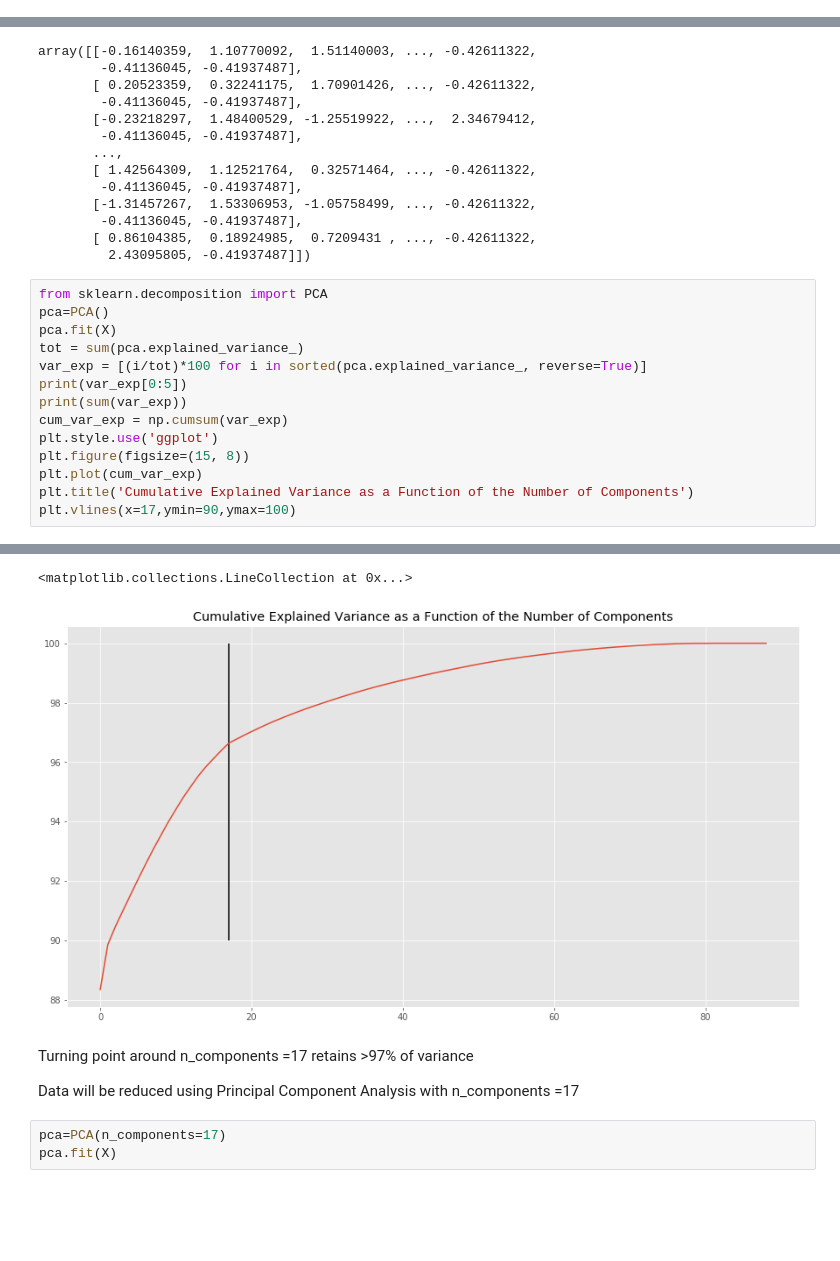
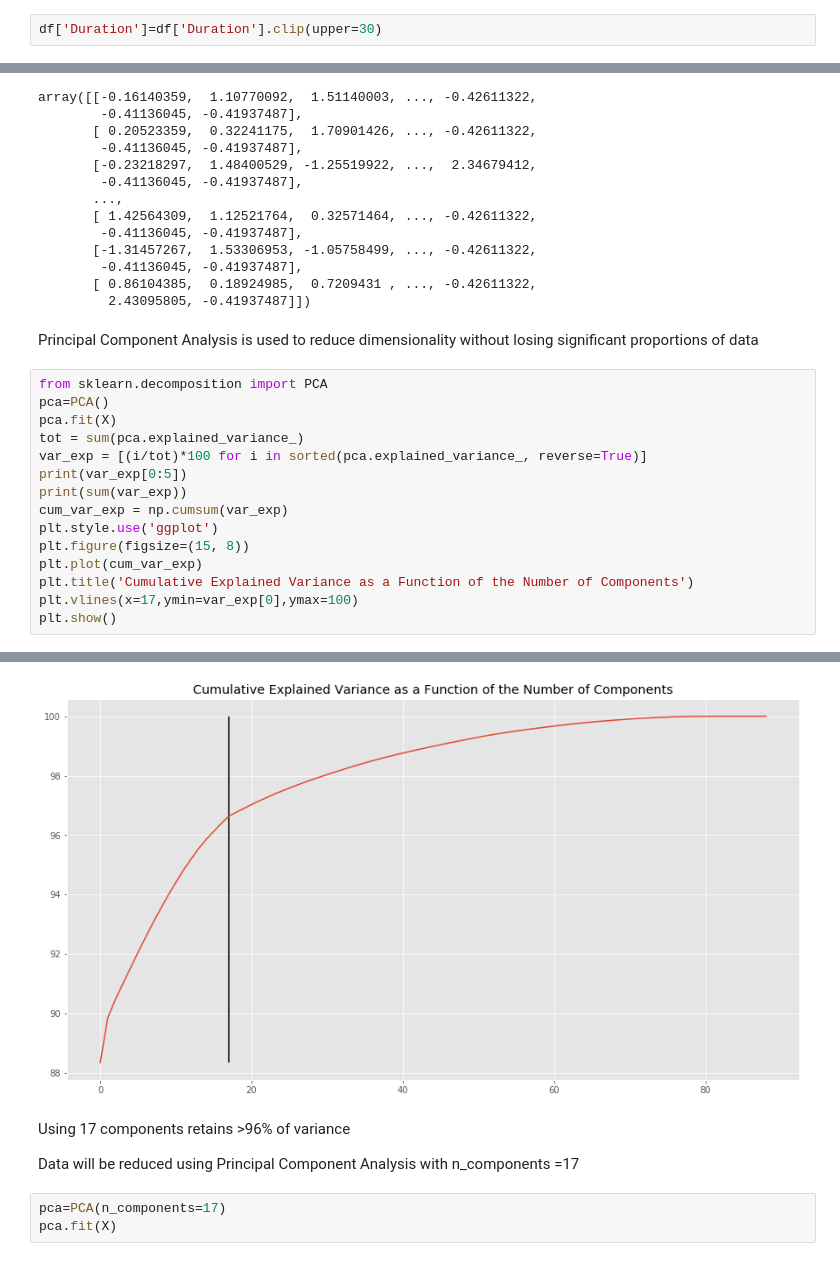
Before and after one commit to ktzioumis/LA-Bike-Share, a Jupyter notebook: student.ipynb, the cells around one changed output, grey strips where cells are left out. Saved outputs shown, nothing was run; the diff lists cells and outputs as text; blank space fills up the shorter version.

```diff
--- a/student.ipynb
+++ b/student.ipynb
@@ -637,0 +762,2 @@ Name: Trip Route Category, dtype: float64
+# %%
+df['Duration']=df['Duration'].clip(upper=30)
@@ -715,6 +854,8 @@ array([[-0.16140359,  1.10770092,  1.51140003, ..., -0.42611322,
         -0.41136045, -0.41937487],
        [ 0.86104385,  0.18924985,  0.7209431 , ..., -0.42611322,
          2.43095805, -0.41937487]])
+# %% [markdown]
+Principal Component Analysis is used to reduce dimensionality without losing significant proportions of data
 # %%
 from sklearn.decomposition import PCA
 pca=PCA()
@@ -728,5 +869,6 @@ plt.style.use('ggplot')
 plt.figure(figsize=(15, 8))
 plt.plot(cum_var_exp)
 plt.title('Cumulative Explained Variance as a Function of the Number of Components')
-plt.vlines(x=17,ymin=90,ymax=100)
+plt.vlines(x=17,ymin=var_exp[0],ymax=100)
+plt.show()
 # %% [output]
@@ -735,7 +877,6 @@ plt.vlines(x=17,ymin=90,ymax=100)
-<matplotlib.collections.LineCollection at 0x...>
-[figure, old version]
+[figure, new version]
 # %% [markdown]
-Turning point around n_components =17 retains >97% of variance
+Using 17 components retains >96% of variance
 
 Data will be reduced using Principal Component Analysis with n_components =17
 # %%
```
Also changed, not shown: parts of 104 cells of this notebook.
